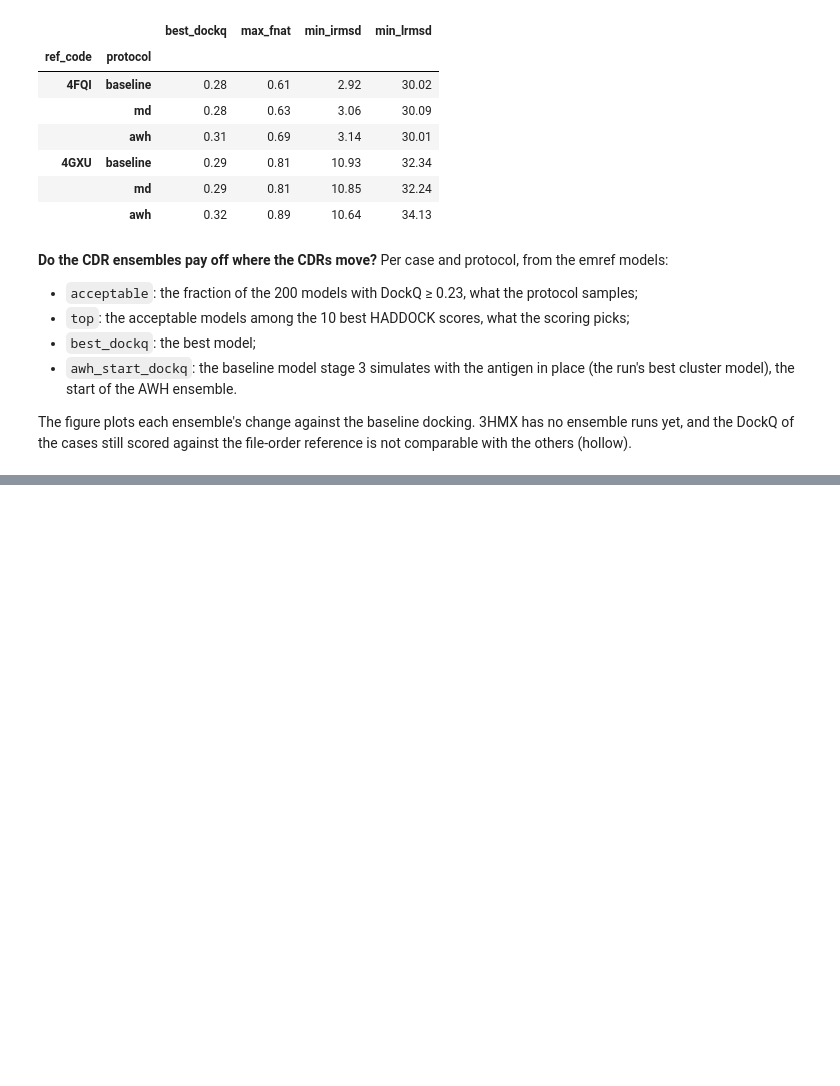
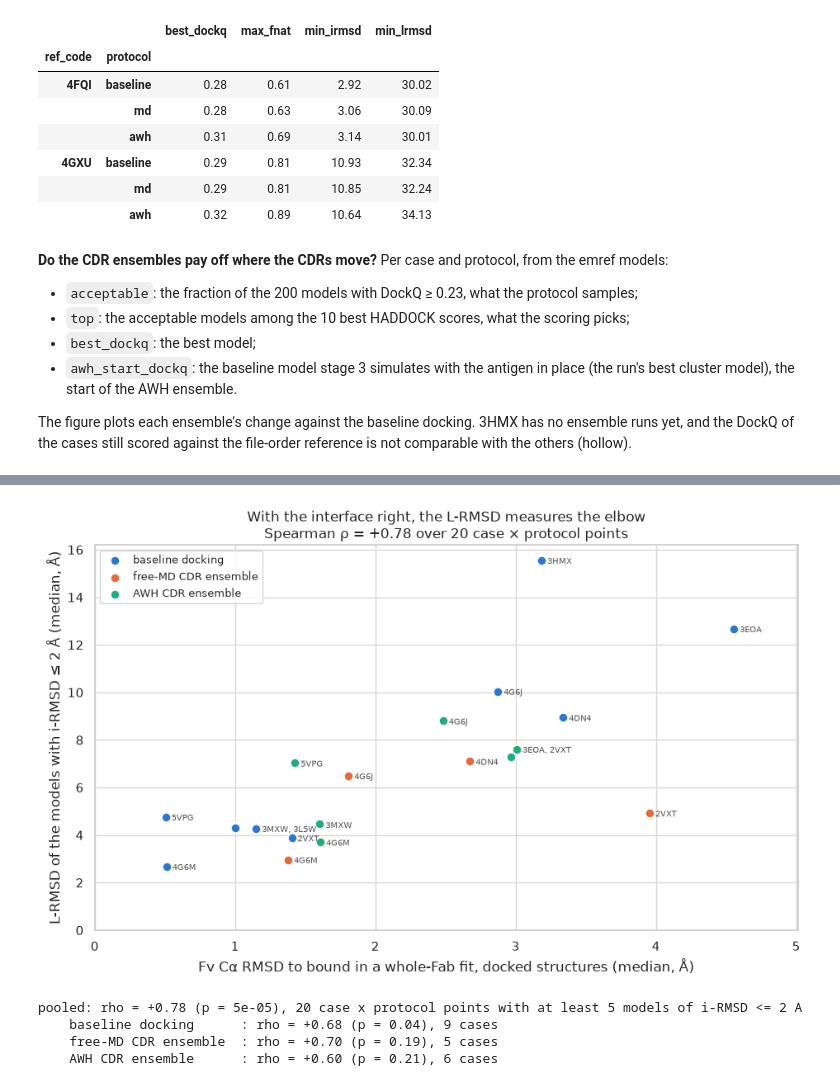
Before and after one commit to RubenChM/biobb_wf_antibody, a Jupyter notebook: biobb_wf_antibody/notebooks/exploration/ab_rmsds.ipynb, the cells around one changed output, grey strips where cells are left out. Cells and saved outputs as stored; diff of their text form; code cells hidden in the pictures; blank space fills up the shorter version.

```diff
--- a/biobb_wf_antibody/notebooks/exploration/ab_rmsds.ipynb
+++ b/biobb_wf_antibody/notebooks/exploration/ab_rmsds.ipynb
@@ -450,0 +472,5 @@ cases whose reference caps DockQ (their DockQ is not comparable): 4FQI, 4GXU
+# %%
+models = ar.docking_models(cases)
+terms = ar.dockq_terms(models)
+ar.report_dockq_terms(terms, capped)
+terms.drop(capped).sort_values('d_dockq_awh').round(2)
@@ -450,0 +504,12 @@ cases whose reference caps DockQ (their DockQ is not comparable): 4FQI, 4GXU
+# %%
+ens = ar.ensemble_rmsds(files, ab)
+et = ar.ensemble_table(ens, summary)
+le = ar.lrmsd_vs_elbow(models[~models.case_idx.isin(capped)], ens)
+ar.plot_lrmsd_vs_elbow(le)
+ar.report_lrmsd_vs_elbow(le)
+# %% [output]
+[figure, added]
+pooled: rho = +0.78 (p = 5e-05), 20 case x protocol points with at least 5 models of i-RMSD <= 2 A
+    baseline docking      : rho = +0.68 (p = 0.04), 9 cases
+    free-MD CDR ensemble  : rho = +0.70 (p = 0.19), 5 cases
+    AWH CDR ensemble      : rho = +0.60 (p = 0.21), 6 cases
```
Also changed, not shown: parts of 14 cells of this notebook, 1 other file.
